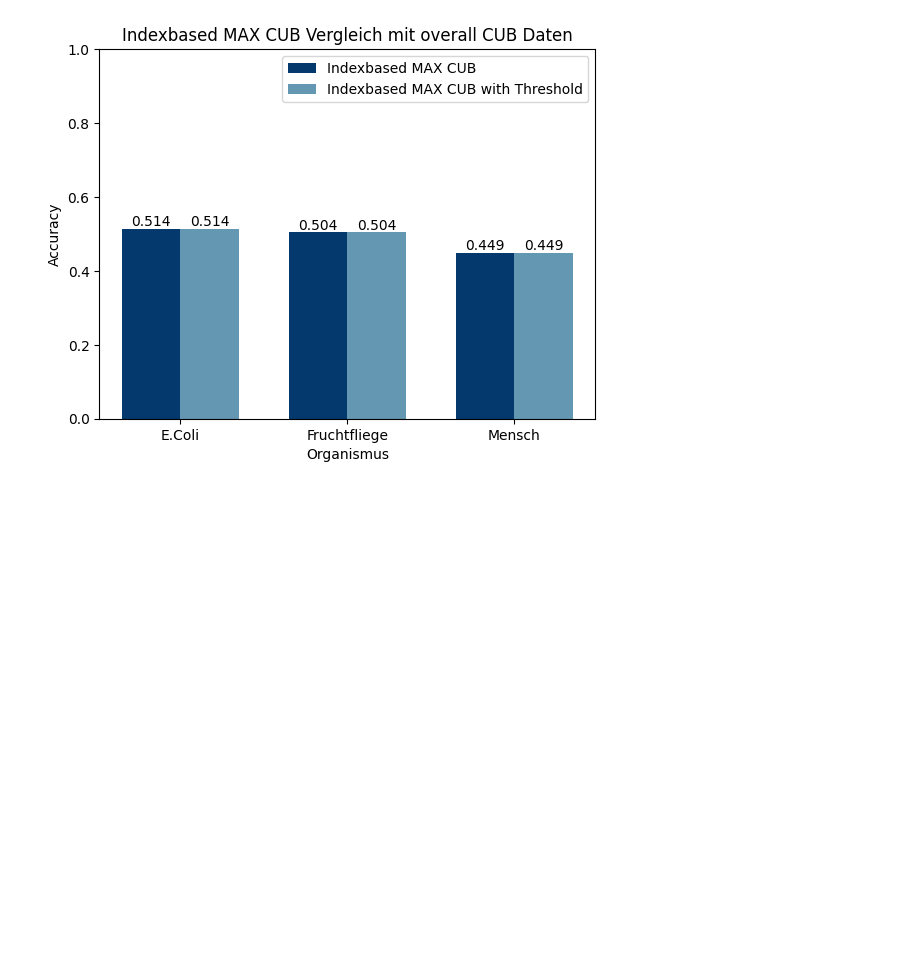
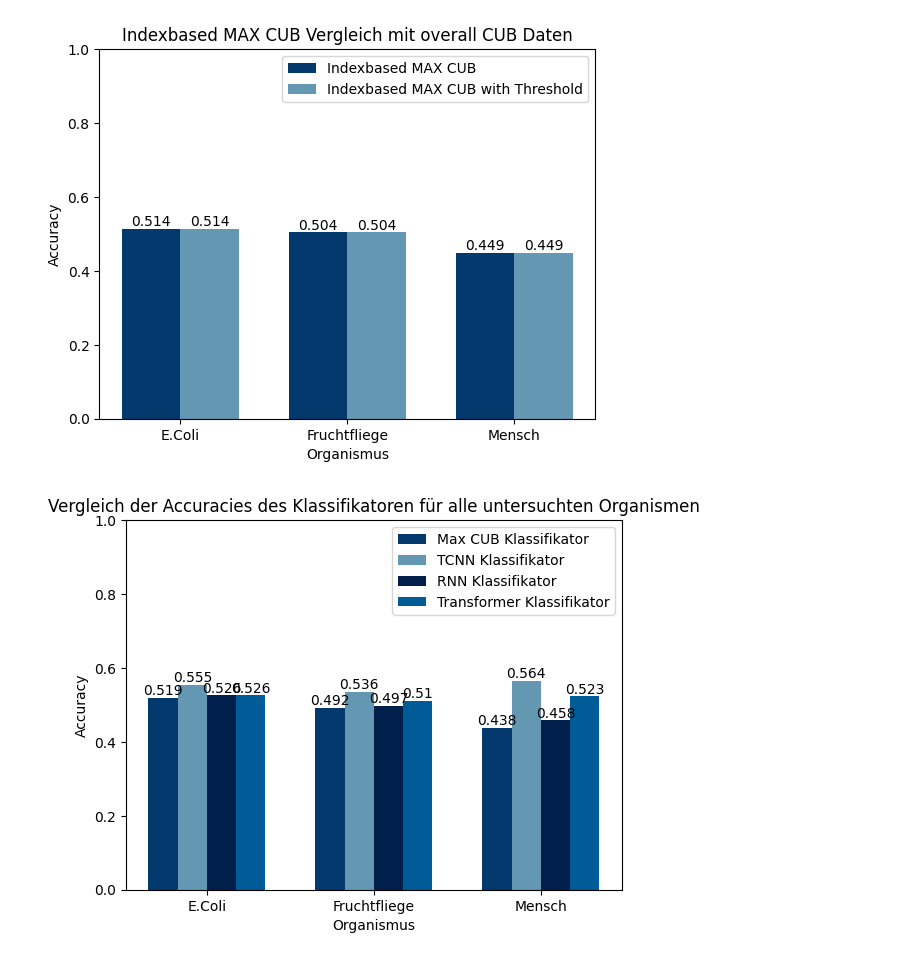
Before and after one commit to maxikuehn/PMDS_Codons, a Jupyter notebook: notebooks/Results_Overview.ipynb, the cells around one changed output. Saved outputs shown, nothing was run; the diff lists cells and outputs as text; code cells hidden in the pictures; blank space fills up the shorter version.

Commit message:
Model comparison

```diff
--- a/notebooks/Results_Overview.ipynb
+++ b/notebooks/Results_Overview.ipynb
@@ -187,6 +187,33 @@ max_i_cub_threshold_title = 'Indexbased MAX CUB Vergleich mit overall CUB Daten'
 ml_evaluation.plot_accuracies_comparison(accuracies_max_i_cub_treshold,max_i_cub_treshold_labels,max_i_cub_threshold_title)
 # %% [output]
 [figure]
+# %%
+accuracies_all = {
+    "E.Coli": {
+        "Max CUB": 0.5186,
+        "TCNN": 0.5552,
+        "RNN": 0.5256,
+        "Encoder": 0.5264
+    },
+    "Fruchtfliege": {
+        "Max CUB": 0.4917,
+        "TCNN": 0.5360,
+        "RNN": 0.4969,
+        "Encoder": 0.5101
+    },
+    "Mensch": {
+        "Max CUB": 0.438,
+        "TCNN": 0.5637,
+        "RNN": 0.4583,
+        "Encoder": 0.5232
+    }
+}
+classifier_labels = ["Max CUB Klassifikator", "TCNN Klassifikator", "RNN Klassifikator", "Transformer Klassifikator"]
+title = "Vergleich der Accuracies des Klassifikatoren für alle untersuchten Organismen"
+
+ml_evaluation.plot_accuracies_comparison(accuracies_all, classifier_labels, title)
+# %% [output]
+[figure, added]
 # %%
 # Threshold bei < 10
 # Prediction Accuracy for  E.Coli :  0.5142616255292535
```
